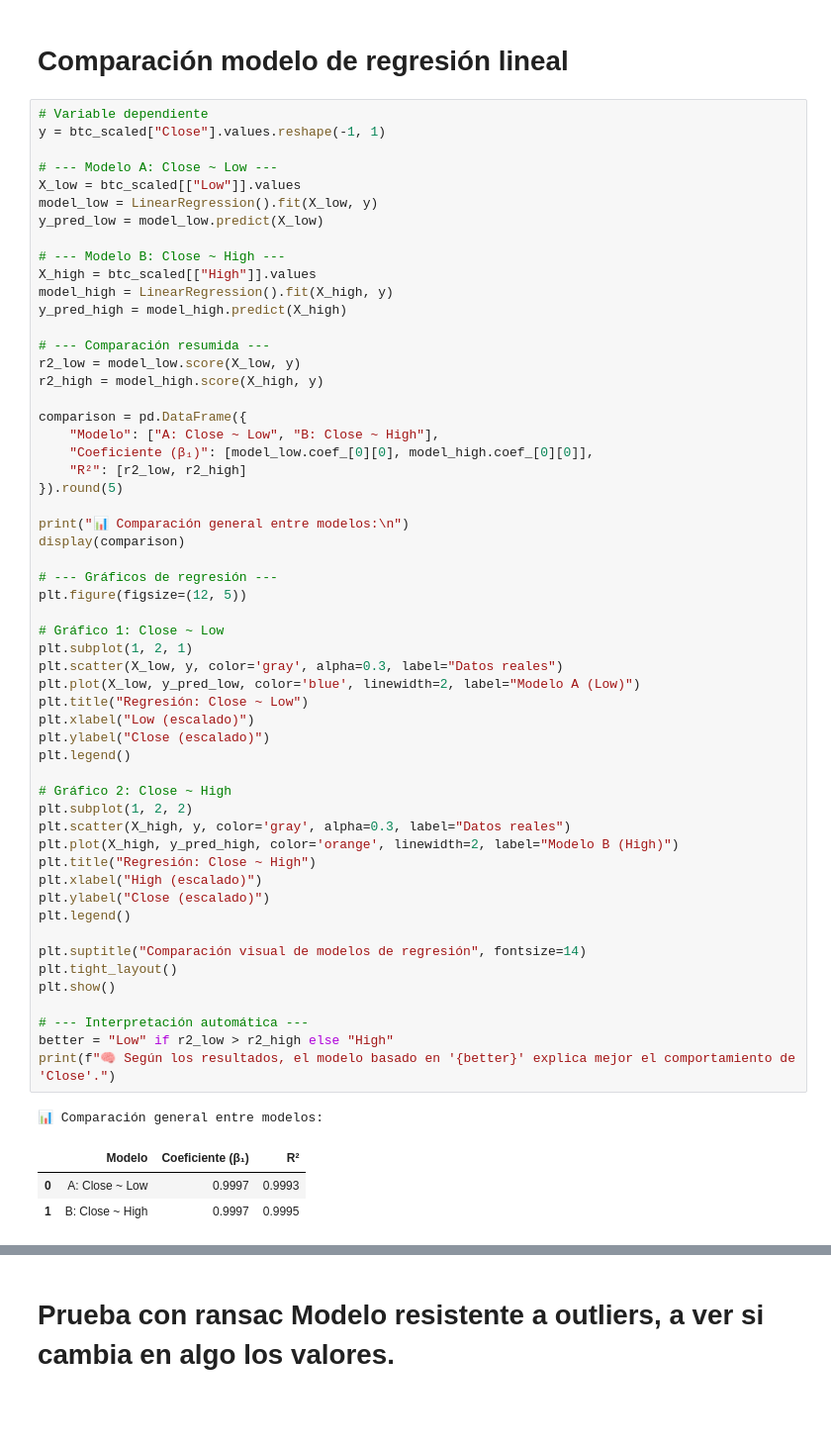
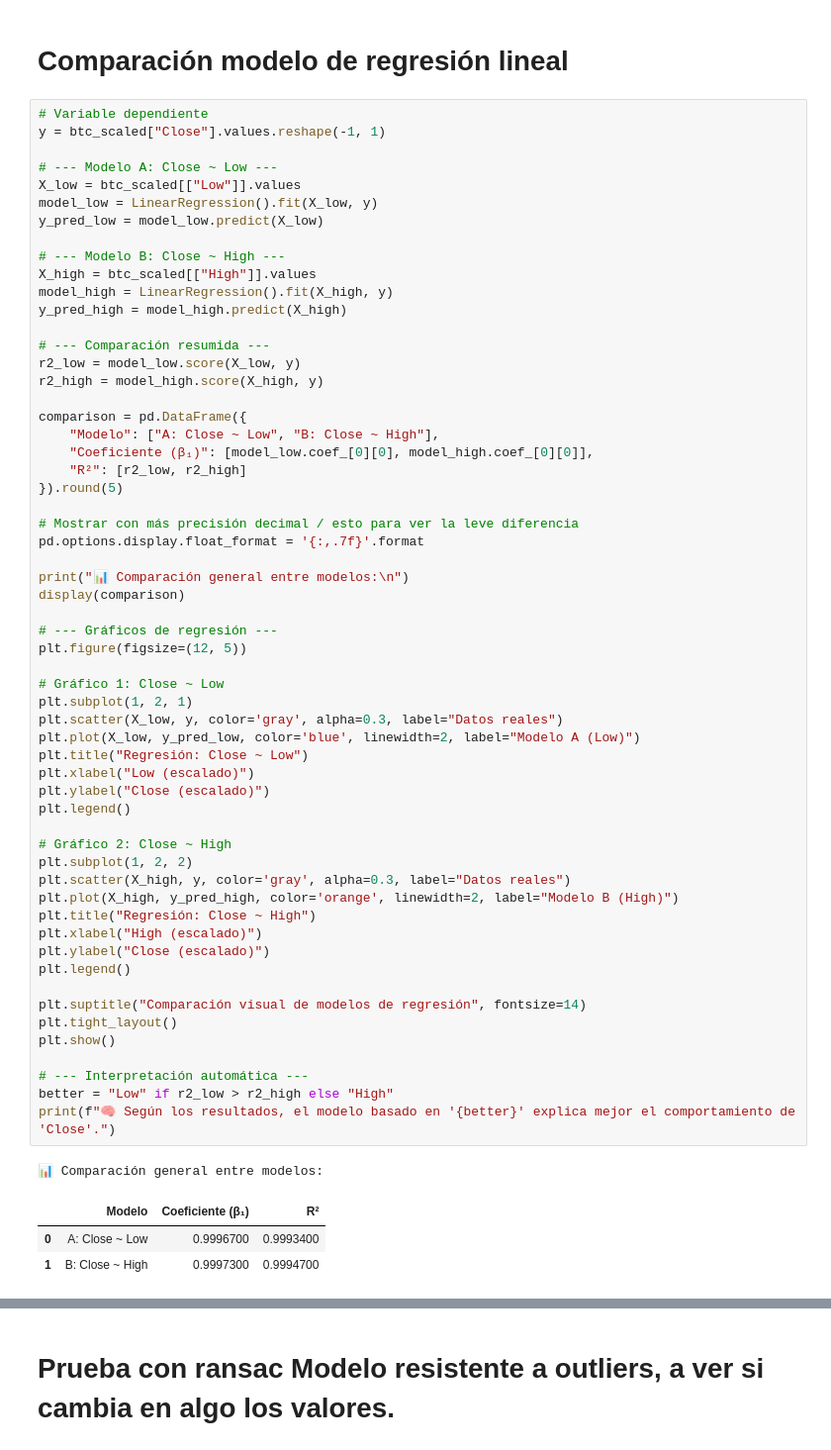
Before and after one commit to AlexandreKc/SUMATIVA2_IDN, a Jupyter notebook: notebook/BI_T2_SebastianCarrera.ipynb, the cells around one changed output, grey strips where cells are left out. Shown: that part at 99% size. Cells and saved outputs as stored; diff of their text form; blank space fills up the shorter version.

Commit message:
Ultimo commit - Con formato solicitado objetivo hipoptesis etc

```diff
--- a/notebook/01_analisisYAjustes.ipynb
+++ b/notebook/BI_T2_SebastianCarrera.ipynb
@@ -443,6 +529,9 @@ comparison = pd.DataFrame({
     "Coeficiente (β₁)": [model_low.coef_[0][0], model_high.coef_[0][0]],
     "R²": [r2_low, r2_high]
 }).round(5)
+
+# Mostrar con más precisión decimal / esto para ver la leve diferencia
+pd.options.display.float_format = '{:,.7f}'.format
 
 print("📊 Comparación general entre modelos:\n")
 display(comparison)
@@ -451,35 +540,35 @@ display(comparison)
 plt.figure(figsize=(12, 5))
 
 # Gráfico 1: Close ~ Low
 plt.subplot(1, 2, 1)
 plt.scatter(X_low, y, color='gray', alpha=0.3, label="Datos reales")
 plt.plot(X_low, y_pred_low, color='blue', linewidth=2, label="Modelo A (Low)")
 plt.title("Regresión: Close ~ Low")
 plt.xlabel("Low (escalado)")
 plt.ylabel("Close (escalado)")
 plt.legend()
 
 # Gráfico 2: Close ~ High
 plt.subplot(1, 2, 2)
 plt.scatter(X_high, y, color='gray', alpha=0.3, label="Datos reales")
 plt.plot(X_high, y_pred_high, color='orange', linewidth=2, label="Modelo B (High)")
 plt.title("Regresión: Close ~ High")
 plt.xlabel("High (escalado)")
 plt.ylabel("Close (escalado)")
 plt.legend()
 
 plt.suptitle("Comparación visual de modelos de regresión", fontsize=14)
 plt.tight_layout()
 plt.show()
 
 # --- Interpretación automática ---
 better = "Low" if r2_low > r2_high else "High"
 print(f"🧠 Según los resultados, el modelo basado en '{better}' explica mejor el comportamiento de 'Close'.")
 # %% [output]
 📊 Comparación general entre modelos:
 |  | Modelo | Coeficiente (β₁) | R² |
-| 0 | A: Close ~ Low | 0.9997 | 0.9993 |
-| 1 | B: Close ~ High | 0.9997 | 0.9995 |
+| 0 | A: Close ~ Low | 0.9996700 | 0.9993400 |
+| 1 | B: Close ~ High | 0.9997300 | 0.9994700 |
 [figure]
 🧠 Según los resultados, el modelo basado en 'High' explica mejor el comportamiento de 'Close'.
 # %% [markdown]
```
Also changed, not shown: parts of 28 cells of this notebook.
